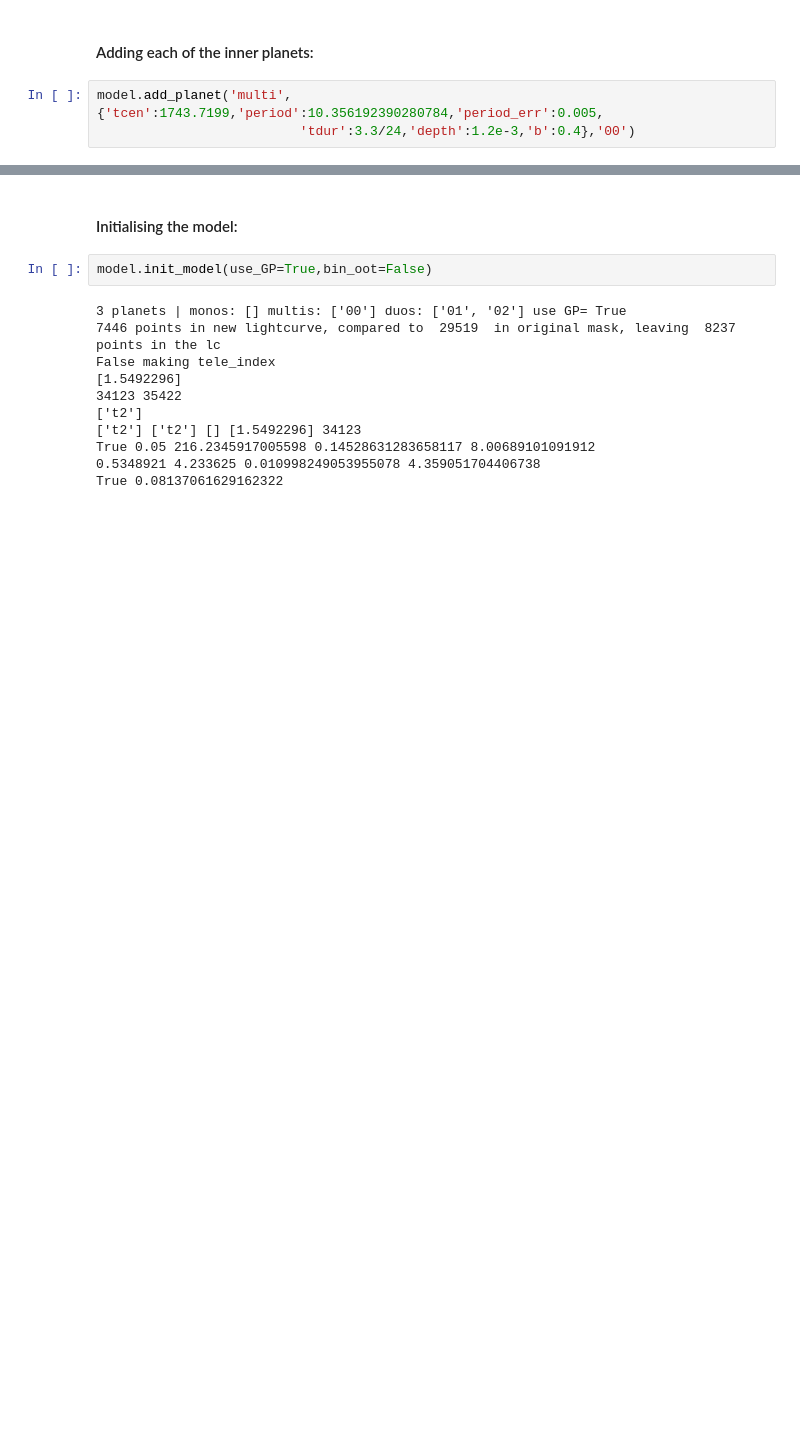
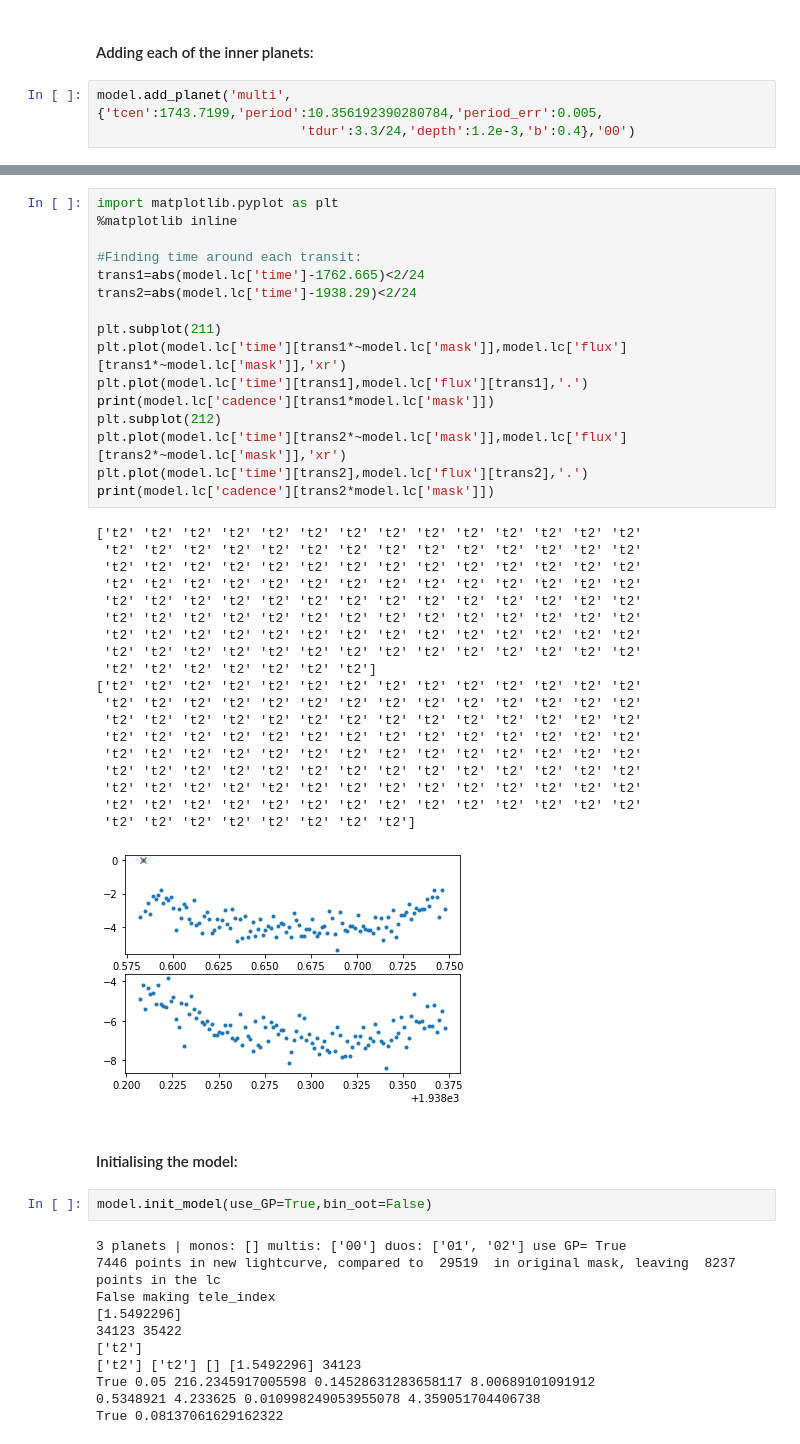
Before and after one commit to hposborn/MonoTools, a Jupyter notebook: Duotransit_Example.ipynb, the cells around one changed output, grey strips where cells are left out. Drawn from its saved outputs; the diff is of its cells as text; blank space fills up the shorter version.

```diff
--- a/Duotransit_Example.ipynb
+++ b/Duotransit_Example.ipynb
@@ -53,3 +70,39 @@ model.add_planet('duo',{'tcen':1762.6651396199247,'tcen_2':1938.2899096646295,
+# %%
+import matplotlib.pyplot as plt
+%matplotlib inline
+
+#Finding time around each transit:
+trans1=abs(model.lc['time']-1762.665)<2/24
+trans2=abs(model.lc['time']-1938.29)<2/24
+
+plt.subplot(211)
+plt.plot(model.lc['time'][trans1*~model.lc['mask']],model.lc['flux'][trans1*~model.lc['mask']],'xr')
+plt.plot(model.lc['time'][trans1],model.lc['flux'][trans1],'.')
+print(model.lc['cadence'][trans1*model.lc['mask']])
+plt.subplot(212)
+plt.plot(model.lc['time'][trans2*~model.lc['mask']],model.lc['flux'][trans2*~model.lc['mask']],'xr')
+plt.plot(model.lc['time'][trans2],model.lc['flux'][trans2],'.')
+print(model.lc['cadence'][trans2*model.lc['mask']])
+# %% [output]
+['t2' 't2' 't2' 't2' 't2' 't2' 't2' 't2' 't2' 't2' 't2' 't2' 't2' 't2'
+ 't2' 't2' 't2' 't2' 't2' 't2' 't2' 't2' 't2' 't2' 't2' 't2' 't2' 't2'
+ 't2' 't2' 't2' 't2' 't2' 't2' 't2' 't2' 't2' 't2' 't2' 't2' 't2' 't2'
+ 't2' 't2' 't2' 't2' 't2' 't2' 't2' 't2' 't2' 't2' 't2' 't2' 't2' 't2'
+ 't2' 't2' 't2' 't2' 't2' 't2' 't2' 't2' 't2' 't2' 't2' 't2' 't2' 't2'
+ 't2' 't2' 't2' 't2' 't2' 't2' 't2' 't2' 't2' 't2' 't2' 't2' 't2' 't2'
+ 't2' 't2' 't2' 't2' 't2' 't2' 't2' 't2' 't2' 't2' 't2' 't2' 't2' 't2'
+ 't2' 't2' 't2' 't2' 't2' 't2' 't2' 't2' 't2' 't2' 't2' 't2' 't2' 't2'
+ 't2' 't2' 't2' 't2' 't2' 't2' 't2']
+['t2' 't2' 't2' 't2' 't2' 't2' 't2' 't2' 't2' 't2' 't2' 't2' 't2' 't2'
+ 't2' 't2' 't2' 't2' 't2' 't2' 't2' 't2' 't2' 't2' 't2' 't2' 't2' 't2'
+ 't2' 't2' 't2' 't2' 't2' 't2' 't2' 't2' 't2' 't2' 't2' 't2' 't2' 't2'
+ 't2' 't2' 't2' 't2' 't2' 't2' 't2' 't2' 't2' 't2' 't2' 't2' 't2' 't2'
+ 't2' 't2' 't2' 't2' 't2' 't2' 't2' 't2' 't2' 't2' 't2' 't2' 't2' 't2'
+ 't2' 't2' 't2' 't2' 't2' 't2' 't2' 't2' 't2' 't2' 't2' 't2' 't2' 't2'
+ 't2' 't2' 't2' 't2' 't2' 't2' 't2' 't2' 't2' 't2' 't2' 't2' 't2' 't2'
+ 't2' 't2' 't2' 't2' 't2' 't2' 't2' 't2' 't2' 't2' 't2' 't2' 't2' 't2'
+ 't2' 't2' 't2' 't2' 't2' 't2' 't2' 't2']
+[figure, added]
 # %% [markdown]
 #### Initialising the model:
 # %%
```
Also changed, not shown: parts of 6 cells of this notebook, 3 other files.
